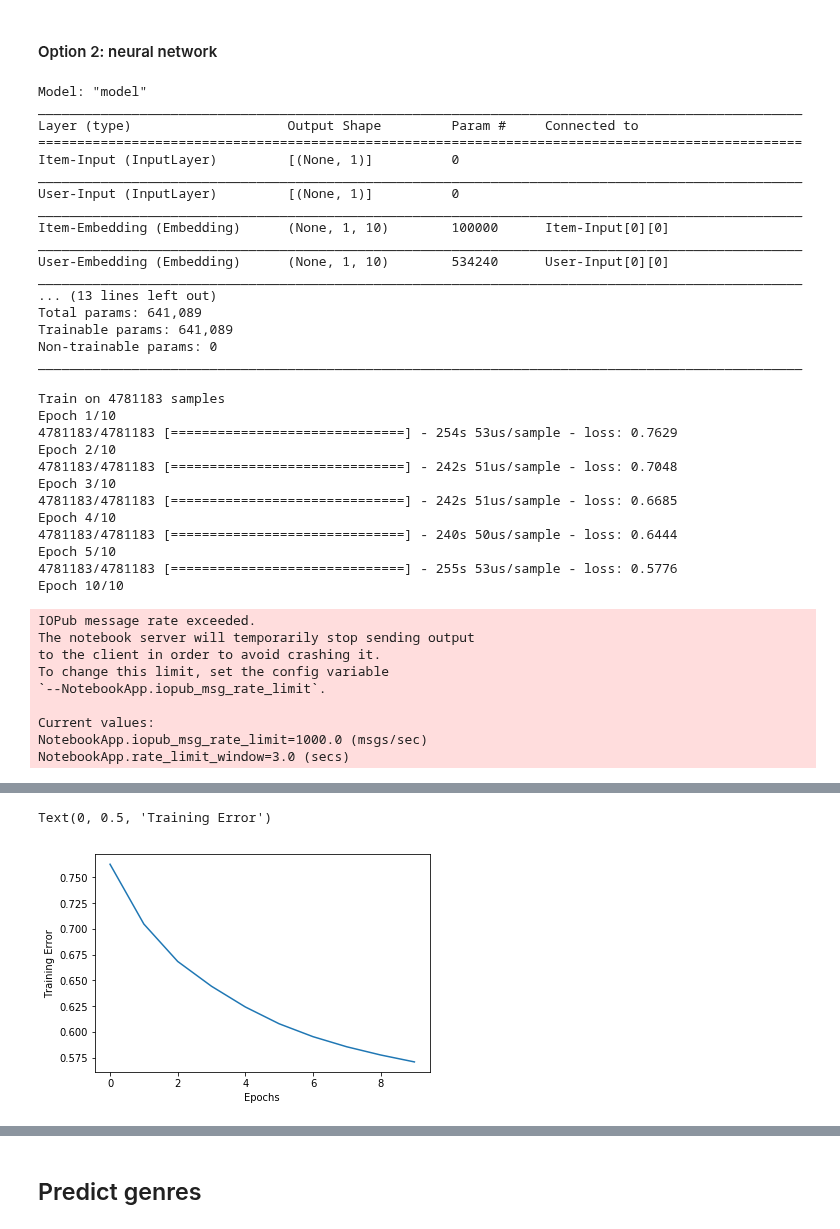
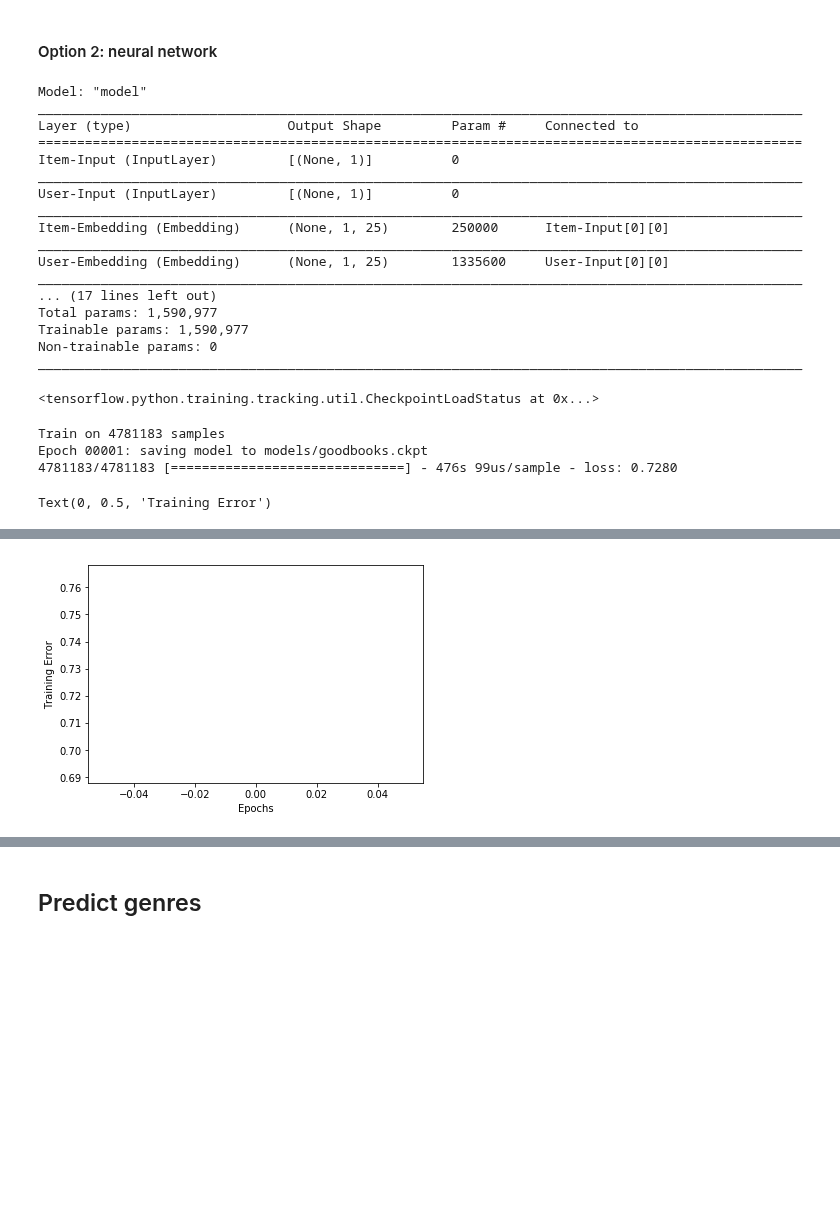
Before and after one commit to James-Leslie/deep-collaborative-filtering, a Jupyter notebook: tf-goodbooks-genre-tagging.ipynb, the cells around one changed output, grey strips where cells are left out. Cells and saved outputs as stored; diff of their text form; code cells hidden in the pictures; blank space fills up the shorter version.

Commit message:
added model checkpoints + more embeddings

```diff
--- a/tf-goodbooks-genre-tagging.ipynb
+++ b/tf-goodbooks-genre-tagging.ipynb
@@ -51,18 +53,26 @@ Max user ID: 53423
 Max movie ID: 9999
 # %% [markdown]
 ## Predict ratings
+# %%
+checkpoint_path = "models/goodbooks.ckpt"
+checkpoint_dir = os.path.dirname(checkpoint_path)
+
+# Create checkpoint callback
+cp_callback = ModelCheckpoint(checkpoint_path,
+                              save_weights_only=True,
+                              verbose=1)
 # %% [markdown]
 ### Trunk of model
 We will re-use the item embedding layer later on
 # %%
 # item embedding path
 item_input = Input(shape=[1], name="Item-Input")
-item_embedding = Embedding(max_items+1, 10, name="Item-Embedding")(item_input)
+item_embedding = Embedding(max_items+1, 25, name="Item-Embedding")(item_input)
 item_vec = Flatten(name="Flatten-Items")(item_embedding)
 
 # user embedding path
 user_input = Input(shape=[1], name="User-Input")
-user_embedding = Embedding(max_users+1, 10, name="User-Embedding")(user_input)
+user_embedding = Embedding(max_users+1, 25, name="User-Embedding")(user_input)
 user_vec = Flatten(name="Flatten-Users")(user_embedding)
 # %% [markdown]
 ### Head of model
@@ -87,9 +97,11 @@ def stretch(x):
 conc = Concatenate()([item_vec, user_vec])
 
 # add fully-connected-layers
-fc1 = Dense(128, activation='relu')(conc)
-fc2 = Dense(32, activation='relu')(fc1)
-out = Dense(1, activation=stretch)(fc2)
+fc1 = Dense(64, activation='relu')(conc)
+d1 = Dropout(.5)(fc1)
+fc2 = Dense(32, activation='relu')(d1)
+d2 = Dropout(.25)(fc2)
+out = Dense(1, activation=stretch)(d2)
 
 # create model and compile it
 model = Model([user_input, item_input], out)
@@ -104,41 +116,30 @@ Item-Input (InputLayer)         [(None, 1)]          0
 __________________________________________________________________________________________________
 User-Input (InputLayer)         [(None, 1)]          0
 __________________________________________________________________________________________________
-Item-Embedding (Embedding)      (None, 1, 10)        100000      Item-Input[0][0]
+Item-Embedding (Embedding)      (None, 1, 25)        250000      Item-Input[0][0]
 __________________________________________________________________________________________________
-User-Embedding (Embedding)      (None, 1, 10)        534240      User-Input[0][0]
+User-Embedding (Embedding)      (None, 1, 25)        1335600     User-Input[0][0]
 __________________________________________________________________________________________________
-... (13 lines left out)
-Total params: 641,089
-Trainable params: 641,089
+... (17 lines left out)
+Total params: 1,590,977
+Trainable params: 1,590,977
 Non-trainable params: 0
 __________________________________________________________________________________________________
+# %%
+model.load_weights(checkpoint_path)
+# %% [output]
+<tensorflow.python.training.tracking.util.CheckpointLoadStatus at 0x...>
 # %%
-# model = load_model('regression_model2.h5')
+history = model.fit([train.user_id, train.book_id], train.rating,
+                    batch_size=256,
+                    epochs=1,
+                    callbacks=[cp_callback])
 
-history = model.fit([train.user_id, train.book_id], train.rating, batch_size=256, epochs=10)
 plt.plot(history.history['loss'])
 plt.xlabel("Epochs")
 plt.ylabel("Training Error")
 # %% [output]
 Train on 4781183 samples
-Epoch 1/10
-4781183/4781183 [==============================] - 254s 53us/sample - loss: 0.7629
-Epoch 2/10
-4781183/4781183 [==============================] - 242s 51us/sample - loss: 0.7048
-Epoch 3/10
-4781183/4781183 [==============================] - 242s 51us/sample - loss: 0.6685
-Epoch 4/10
-4781183/4781183 [==============================] - 240s 50us/sample - loss: 0.6444
-Epoch 5/10
-4781183/4781183 [==============================] - 255s 53us/sample - loss: 0.5776
-Epoch 10/10
+Epoch 00001: saving model to models/goodbooks.ckpt
+4781183/4781183 [==============================] - 476s 99us/sample - loss: 0.7280
-IOPub message rate exceeded.
-The notebook server will temporarily stop sending output
-to the client in order to avoid crashing it.
-To change this limit, set the config variable
-`--NotebookApp.iopub_msg_rate_limit`.
-
-Current values:
-NotebookApp.iopub_msg_rate_limit=1000.0 (msgs/sec)
-NotebookApp.rate_limit_window=3.0 (secs)
+Text(0, 0.5, 'Training Error')
@@ -146,2 +146 @@ NotebookApp.rate_limit_window=3.0 (secs)
-Text(0, 0.5, 'Training Error')
-[figure, old version]
+[figure, new version]
```
Also changed, not shown: parts of 40 cells of this notebook, 4 other files.
